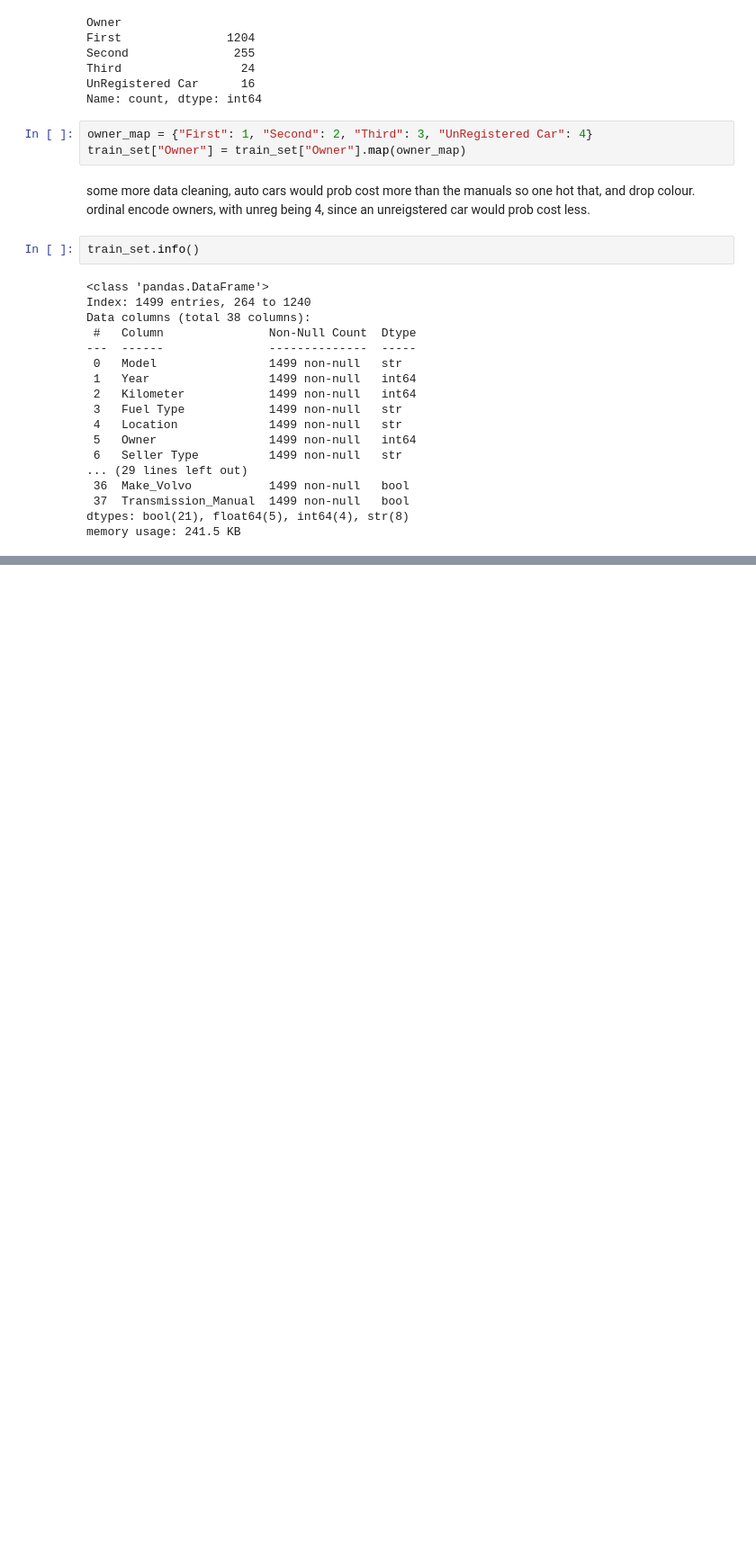
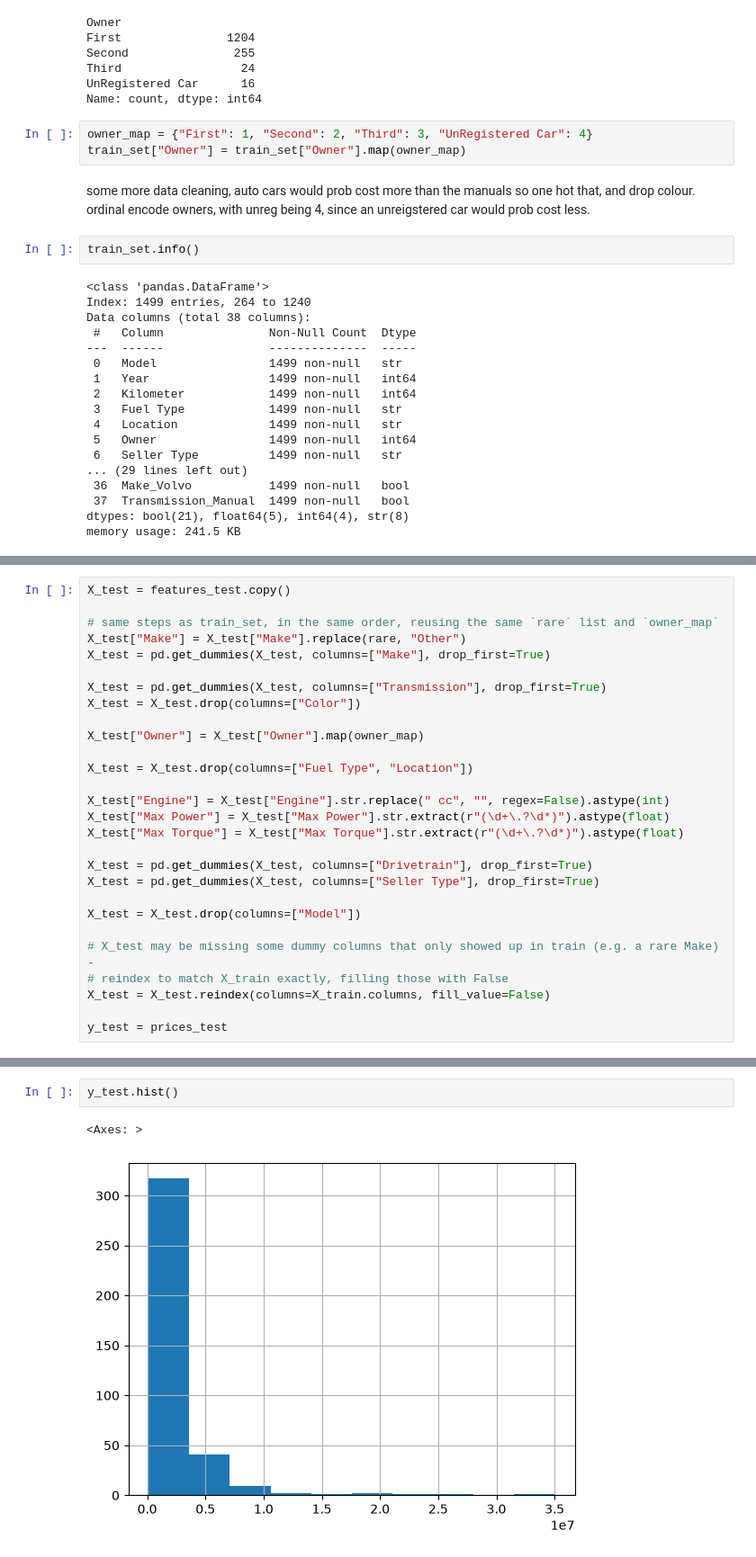
Before and after one commit to zainbabar/vehicle-price-predictor, a Jupyter notebook: vehicle.ipynb, the cells around one changed output, grey strips where cells are left out. Shown at 90% size. Saved outputs shown, nothing was run; the diff lists cells and outputs as text; blank space fills up the shorter version.

```diff
--- a/vehicle.ipynb
+++ b/vehicle.ipynb
@@ -186,0 +375,28 @@ train_set.drop(columns=["Fuel Type"])
+# %%
+X_test = features_test.copy()
+
+# same steps as train_set, in the same order, reusing the same `rare` list and `owner_map`
+X_test["Make"] = X_test["Make"].replace(rare, "Other")
+X_test = pd.get_dummies(X_test, columns=["Make"], drop_first=True)
+
+X_test = pd.get_dummies(X_test, columns=["Transmission"], drop_first=True)
+X_test = X_test.drop(columns=["Color"])
+
+X_test["Owner"] = X_test["Owner"].map(owner_map)
+
+X_test = X_test.drop(columns=["Fuel Type", "Location"])
+
+X_test["Engine"] = X_test["Engine"].str.replace(" cc", "", regex=False).astype(int)
+X_test["Max Power"] = X_test["Max Power"].str.extract(r"(\d+\.?\d*)").astype(float)
+X_test["Max Torque"] = X_test["Max Torque"].str.extract(r"(\d+\.?\d*)").astype(float)
+
+X_test = pd.get_dummies(X_test, columns=["Drivetrain"], drop_first=True)
+X_test = pd.get_dummies(X_test, columns=["Seller Type"], drop_first=True)
+
+X_test = X_test.drop(columns=["Model"])
+
+# X_test may be missing some dummy columns that only showed up in train (e.g. a rare Make) -
+# reindex to match X_train exactly, filling those with False
+X_test = X_test.reindex(columns=X_train.columns, fill_value=False)
+
+y_test = prices_test
@@ -186,0 +506,5 @@ train_set.drop(columns=["Fuel Type"])
+# %%
+y_test.hist()
+# %% [output]
+<Axes: >
+[figure, added]
```
Also changed, not shown: parts of 49 cells of this notebook.
